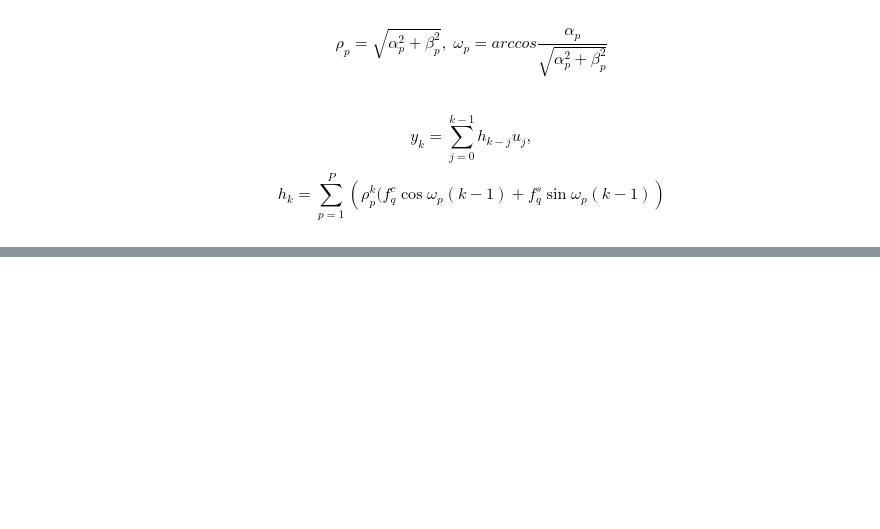
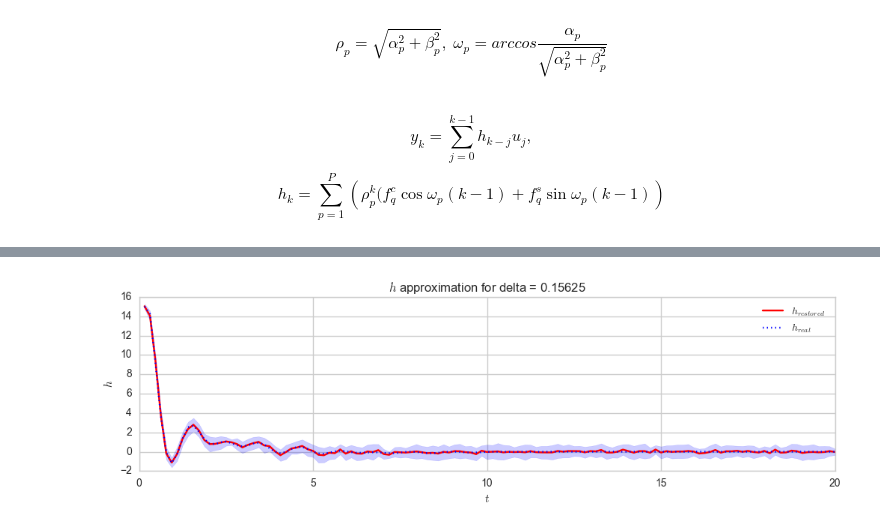
Before and after one commit to Megalitum/gubarev_labs, a Jupyter notebook: lab2_m3.ipynb, the cells around one changed output, grey strips where cells are left out. Cells and saved outputs as stored; diff of their text form; code cells hidden in the pictures; blank space fills up the shorter version.

```diff
--- a/lab2_m3.ipynb
+++ b/lab2_m3.ipynb
@@ -201,0 +295,14 @@ np.savetxt('y_noisy.txt', params['y_noisy'])
+# %%
+h_length =  h_low.shape[0]
+timegrid = (arange(h_length) + 1) * params['delta']
+# %%
+_, ax = subplots(figsize=(12,3))
+ax.plot(timegrid, (h_low + h_high) / 2, 'r-', label='$h_{restored}$')
+ax.fill_between(timegrid, h_high, h_low, color='b', alpha=0.2)
+ax.plot(timegrid, params['h'][:h_length], c='b', ls='dotted', label='$h_{real}$')
+ax.legend(loc='upper right')
+ax.set_xlabel('$t$')
+ax.set_ylabel('$h$')
+_ = ax.set_title('$h$ approximation for delta = %0.5f' % (params['delta']))
+# %% [output]
+[figure, added]
```
Also changed, not shown: parts of 12 cells of this notebook.
